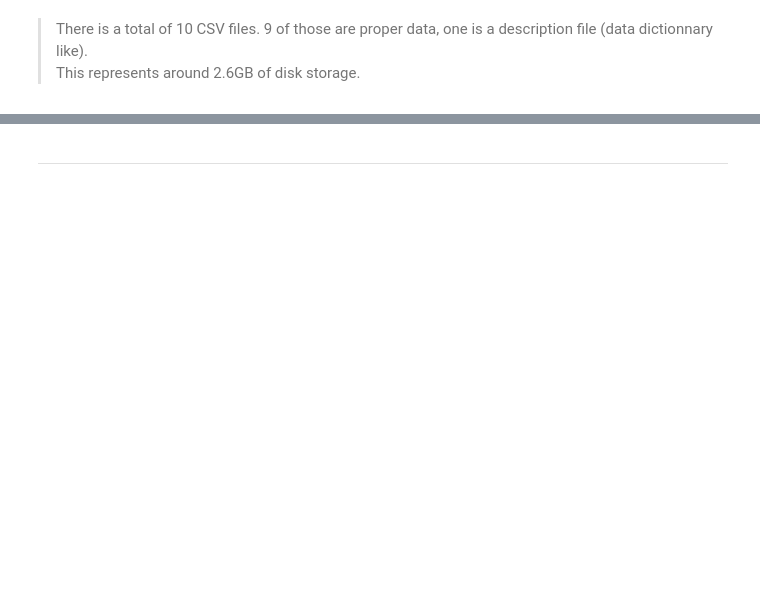
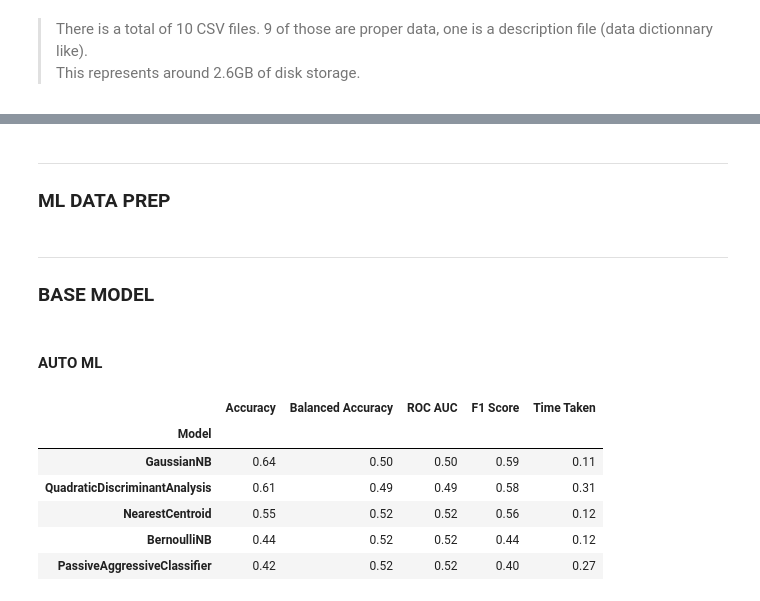
Before and after one commit to theoprovost/scoring_client, a Jupyter notebook: nb.ipynb, the cells around one changed output, grey strips where cells are left out. Cells and saved outputs as stored; diff of their text form; code cells hidden in the pictures; blank space fills up the shorter version.

```diff
--- a/nb.ipynb
+++ b/nb.ipynb
@@ -108,0 +188,15 @@ df_sample_submission ['SK_ID_CURR', 'TARGET']
+# %%
+# Remove NAs
+prev_len_train = len(df_application_train.index)
+prev_len_test = len(df_application_test.index)
+
+df_application_train.dropna(inplace=True)
+df_application_test.dropna(inplace=True)
+
+new_len_train = len(df_application_train.index)
+new_len_test = len(df_application_test.index)
+
+perc_train = (new_len_train / prev_len_train) * 100
+perc_test = (new_len_test / prev_len_test) * 100
+print('On train, {} ({}%) rows have been dropped'.format(new_len_train, perc_train))
+print('On test, {} ({}%) rows have been dropped'.format(new_len_test, perc_test))
@@ -109,2 +228,3 @@ df_sample_submission ['SK_ID_CURR', 'TARGET']
 # %% [markdown]
-----
+------
+### ML DATA PREP
@@ -129,0 +312,21 @@ reg.fit(X_train, y_train)
+# %% [markdown]
+----------
+### BASE MODEL
+# %% [markdown]
+#### AUTO ML
+# %%
+# Run auto ml
+clf_ = LazyClassifier(verbose=2, ignore_warnings=False, custom_metric=None)
+models, predictions = clf_.fit(X_train, X_test, y_train, y_test)
+# %%
+# Select models where accuracy >= min_acc
+min_acc = .4
+models[models['Accuracy'] >= min_acc].sort_values(by='Accuracy', ascending=False)
+# %% [output]
+|  | Accuracy | Balanced Accuracy | ROC AUC | F1 Score | Time Taken |
+| Model |  |  |  |  |  |
+| GaussianNB | 0.64 | 0.50 | 0.50 | 0.59 | 0.11 |
+| QuadraticDiscriminantAnalysis | 0.61 | 0.49 | 0.49 | 0.58 | 0.31 |
+| NearestCentroid | 0.55 | 0.52 | 0.52 | 0.56 | 0.12 |
+| BernoulliNB | 0.44 | 0.52 | 0.52 | 0.44 | 0.12 |
+| PassiveAggressiveClassifier | 0.42 | 0.52 | 0.52 | 0.40 | 0.27 |
```
Also changed, not shown: parts of 34 cells of this notebook, 2 other files.
